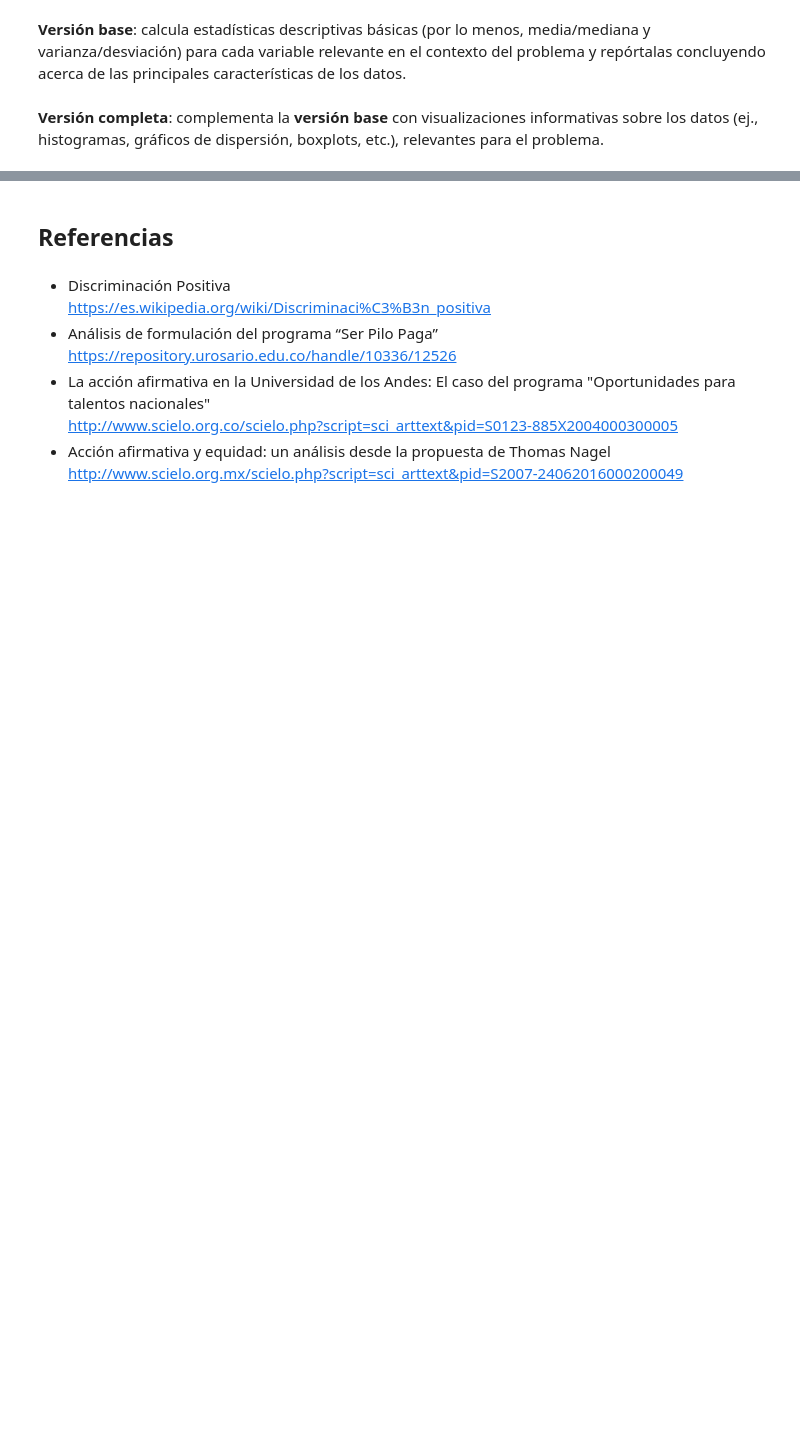
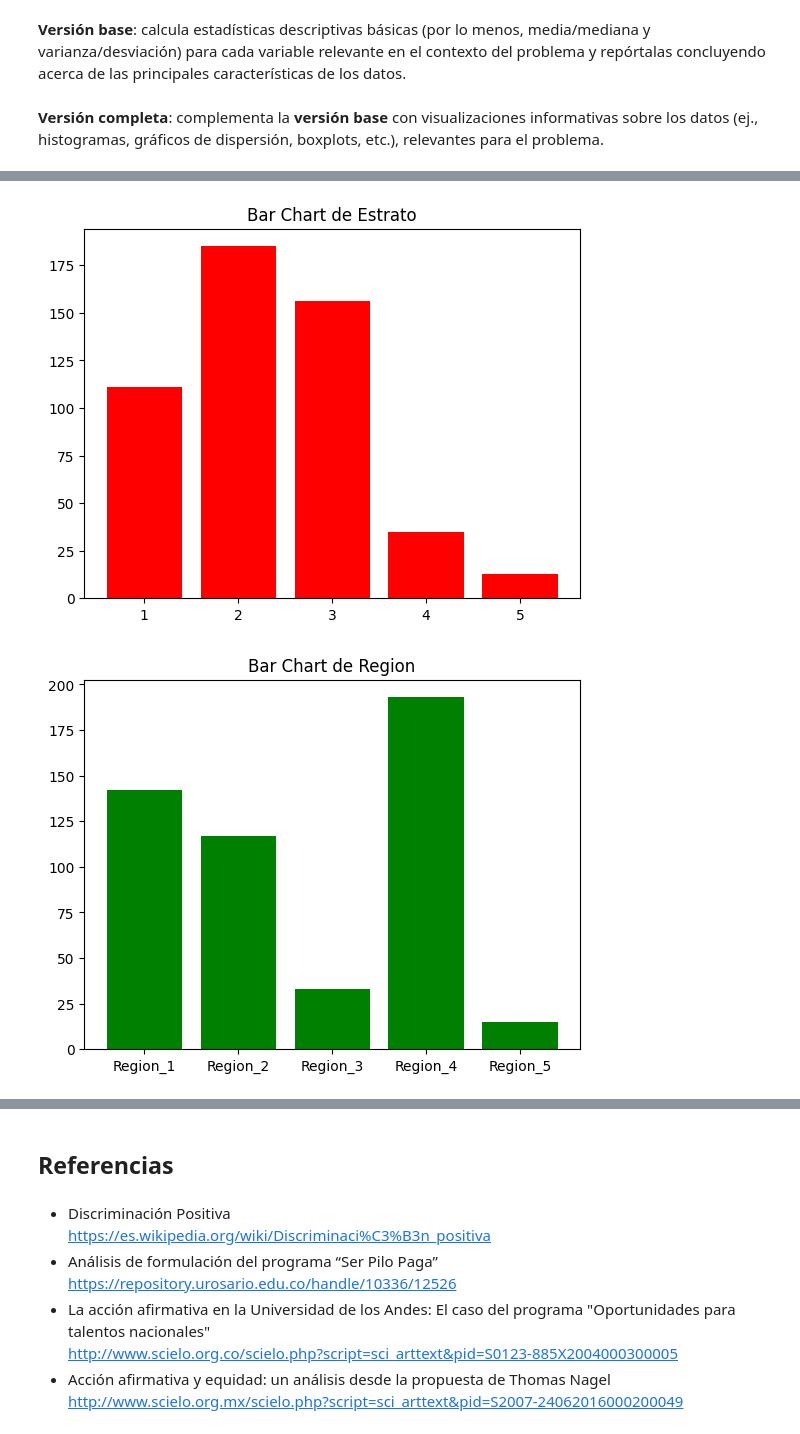
Before and after one commit to cristiaaann27/Talleres_de_algoritmos, a Jupyter notebook: Taller Estructura de control For/LABORATORIO - Enunciado.ipynb, the cells around one changed output, grey strips where cells are left out. Drawn from its saved outputs; the diff is of its cells as text; code cells hidden in the pictures; blank space fills up the shorter version.

```diff
--- a/Taller Estructura de control For/LABORATORIO - Enunciado.ipynb
+++ b/Taller Estructura de control For/LABORATORIO - Enunciado.ipynb
@@ -178,7 +178,7 @@ informacion_region = info_region()
 
 
 datos_finales = []
-for i in range(0, id):
+for i in range(0, 500):
     datos = {"id":(i+1),
     "estrato": informacion_estrato[i],
     "estado_civil": informacion_estado_civil[i],
@@ -269,0 +317,22 @@ AttributeError: module 'matplotlib' has no attribute 'hist'
+# %%
+# Bar Chart
+def grafico_barras(valores, nombre, color):
+    if len(valores) == 5:
+        (primero,segundo,tercero,cuarto,variables) = valores
+        y = [primero,segundo,tercero,cuarto]
+    elif len(valores) == 6:
+        (primero,segundo,tercero,cuarto,quinto,variables) = valores
+        y = [primero,segundo,tercero,cuarto,quinto]
+
+    plt.bar(variables, y, color = f"{color}")
+    plt.title(f"Bar Chart de {nombre}")
+    plt.show()
+
+grafico_barras(contar(informacion_estrato),"Estrato","r")
+grafico_barras(contar(informacion_region),"Region","g")
+grafico_barras(contar(informacion_escolaridad),"Escolaridad","c")
+grafico_barras(contar(informacion_estado_civil),"Estado civil","b")
+grafico_barras(contar(informacion_genero),"Genero","k")
+# %% [output]
+[figure, added]
+[figure, added]
```
Also changed, not shown: parts of 7 cells of this notebook.
